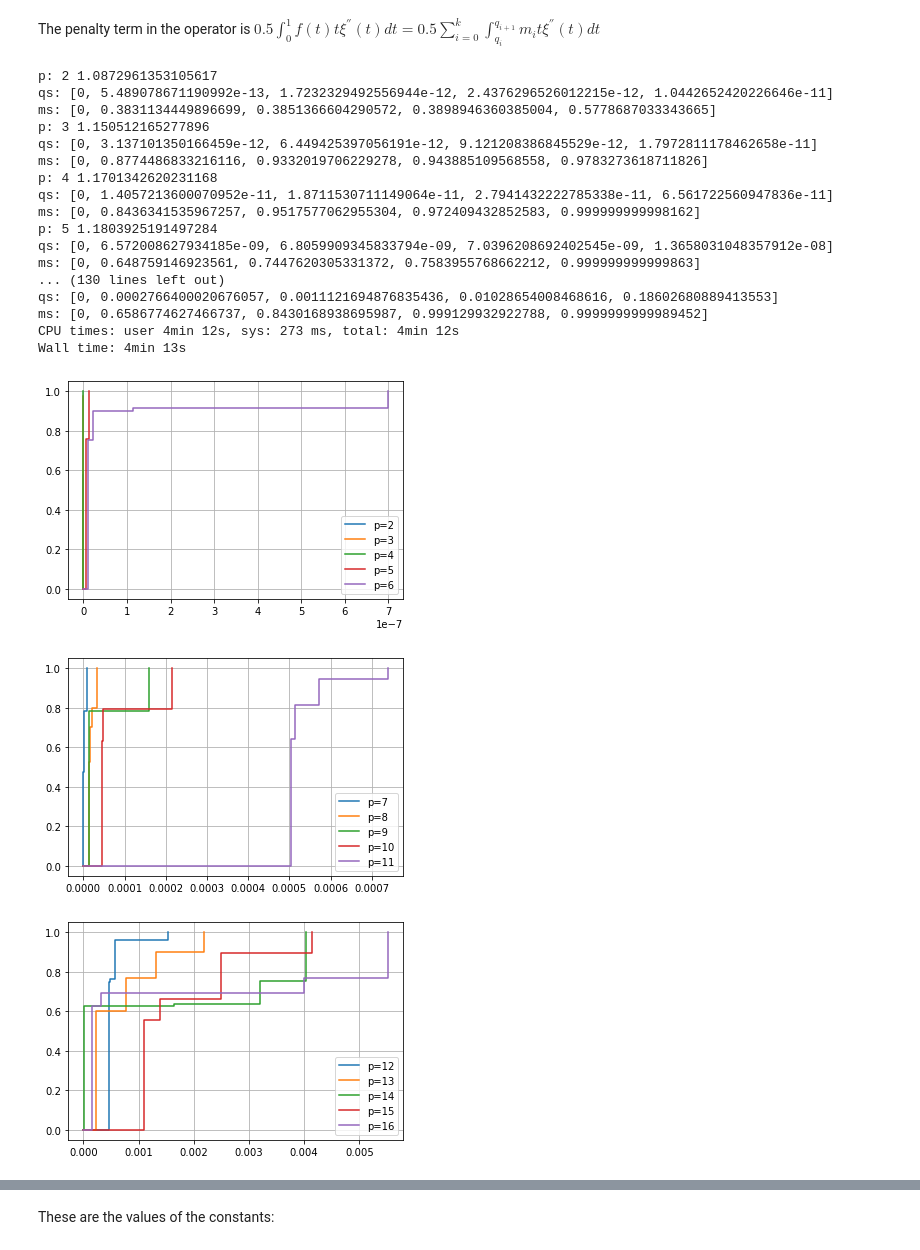
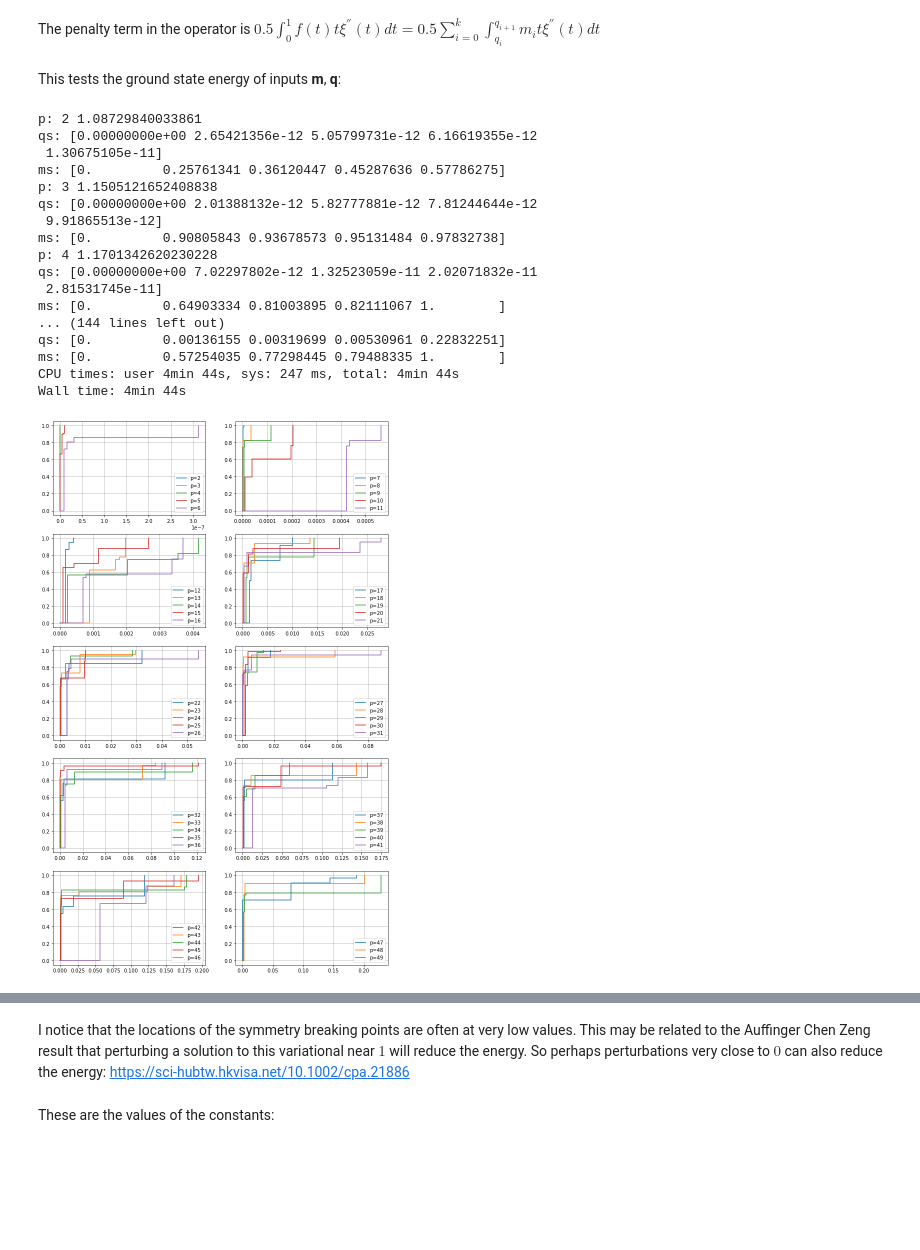
Before and after one commit to marwahaha/QuAIL-2021, a Jupyter notebook: parisi2.ipynb, the cells around one changed output, grey strips where cells are left out. Saved outputs shown, nothing was run; the diff lists cells and outputs as text; code cells hidden in the pictures; blank space fills up the shorter version.

```diff
--- a/parisi2.ipynb
+++ b/parisi2.ipynb
@@ -65,6 +65,8 @@ def penalty(qs, ms):
     for i in range(k+1):
         out += ms[i] * integrate.quad(lambda t: t * xiprimeprime(t), qs[i], qs[i+1])[0]
     return 0.5 * out
+# %% [markdown]
+This tests the ground state energy of inputs **m**, **q**:
 # %%
 # the input here is a list of "adjustments"
 # (m_1, m_2-m_1, ...,m_k-m_{k-1}, q_1, q_2-q_1,...,q_k-q_{k-1})
@@ -82,60 +84,59 @@ def test(inp):
 # %%
 %%time
 
 # pure p-spin model; p=2 is SK model
 ps = range(2, 50)
 # number of jumps
 k=4
 
+num_vertical_plots = int(np.ceil(len(ps)/10))
+fig, axs = plt.subplots(num_vertical_plots, 2, figsize=(12, 4*num_vertical_plots))
 outs = []
-for P in ps:
-    if P % 5 == 2:
-        plt.figure()
-        plt.grid()
+for idx in range(len(ps)):
+    P = ps[idx]
+    if idx % 5 == 0:
+        ax = axs[idx // 10, (idx % 10)//5]
+        ax.grid()
     # should xi be different by 1/2 ? I've seen it both ways.
     xi = lambda x: x**P
     xiprime = lambda x: P * (x**(P-1))
     xiprimeprime = lambda x: P * (P-1) * (x**(P-2))
 
     # find best function from minimizer
     best = None
     for _ in range(5):
         opt = minimize(test, [np.random.random()/k for _ in range(2*k)], method='Powell', options={"ftol":1e-14})
         if not best or best.fun > opt.fun:
             best = opt
     print("p:", P, best.fun)
     outs.append(best.fun)
 
-    qs = list([0,*[sum(best.x[:k][:i+1]) for i in range(k)]])
-    ms = list([0,*[sum(best.x[k:][:i+1]) for i in range(k)]])
+    qs = np.array([0,*[sum(best.x[:k][:i+1]) for i in range(k)]])
+    ms = np.array([0,*[sum(best.x[k:][:i+1]) for i in range(k)]])
     print("qs:", qs)
     print("ms:", ms)
-#     qs = list(qs) + [1,]
-#     ms = list(ms) + [list(ms)[-1],]
-    plt.step(qs, ms, where='post', label="p=" + str(P))
-    if P % 5 == 1:
-        plt.legend()
+    ax.step(qs, ms, where='post', label="p=" + str(P))
+    if idx % 5 == 4:
+        ax.legend()
 
-plt.legend()
+ax.legend()
 outs = np.array(outs)
 # %% [output]
-p: 2 1.0872961353105617
-qs: [0, 5.489078671190992e-13, 1.7232329492556944e-12, 2.4376296526012215e-12, 1.0442652420226646e-11]
-ms: [0, 0.3831134449896699, 0.3851366604290572, 0.3898946360385004, 0.5778687033343665]
-p: 3 1.150512165277896
-qs: [0, 3.137101350166459e-12, 6.449425397056191e-12, 9.121208386845529e-12, 1.7972811178462658e-11]
-ms: [0, 0.8774486833216116, 0.9332019706229278, 0.943885109568558, 0.9783273618711826]
-p: 4 1.1701342620231168
-qs: [0, 1.4057213600070952e-11, 1.8711530711149064e-11, 2.7941432222785338e-11, 6.561722560947836e-11]
-ms: [0, 0.8436341535967257, 0.9517577062955304, 0.972409432852583, 0.999999999998162]
-p: 5 1.1803925191497284
-qs: [0, 6.572008627934185e-09, 6.8059909345833794e-09, 7.0396208692402545e-09, 1.3658031048357912e-08]
-ms: [0, 0.648759146923561, 0.7447620305331372, 0.7583955768662212, 0.999999999999863]
-... (130 lines left out)
-qs: [0, 0.0002766400020676057, 0.0011121694876835436, 0.01028654008468616, 0.18602680889413553]
-ms: [0, 0.6586774627466737, 0.8430168938695987, 0.999129932922788, 0.9999999999989452]
-CPU times: user 4min 12s, sys: 273 ms, total: 4min 12s
-Wall time: 4min 13s
+p: 2 1.08729840033861
+qs: [0.00000000e+00 2.65421356e-12 5.05799731e-12 6.16619355e-12
+ 1.30675105e-11]
+ms: [0.         0.25761341 0.36120447 0.45287636 0.57786275]
+p: 3 1.1505121652408838
+qs: [0.00000000e+00 2.01388132e-12 5.82777881e-12 7.81244644e-12
+ 9.91865513e-12]
+ms: [0.         0.90805843 0.93678573 0.95131484 0.97832738]
+p: 4 1.1701342620230228
+qs: [0.00000000e+00 7.02297802e-12 1.32523059e-11 2.02071832e-11
+ 2.81531745e-11]
+ms: [0.         0.64903334 0.81003895 0.82111067 1.        ]
+... (144 lines left out)
+qs: [0.         0.00136155 0.00319699 0.00530961 0.22832251]
+ms: [0.         0.57254035 0.77298445 0.79488335 1.        ]
+CPU times: user 4min 44s, sys: 247 ms, total: 4min 44s
+Wall time: 4min 44s
-[figure, old version]
+[figure, new version]
-[figure, removed]
-[figure, removed]
@@ -149,3 +143,5 @@ Wall time: 4min 13s
+# %% [markdown]
+I notice that the locations of the symmetry breaking points are often at very low values.  This may be related to the Auffinger Chen Zeng result that perturbing a solution to this variational near $1$ will reduce the energy. So perhaps perturbations very close to $0$ can also reduce the energy: https://sci-hubtw.hkvisa.net/10.1002/cpa.21886
 # %% [markdown]
 These are the values of the constants:
 # %%
```
Also changed, not shown: parts of 6 cells of this notebook.
